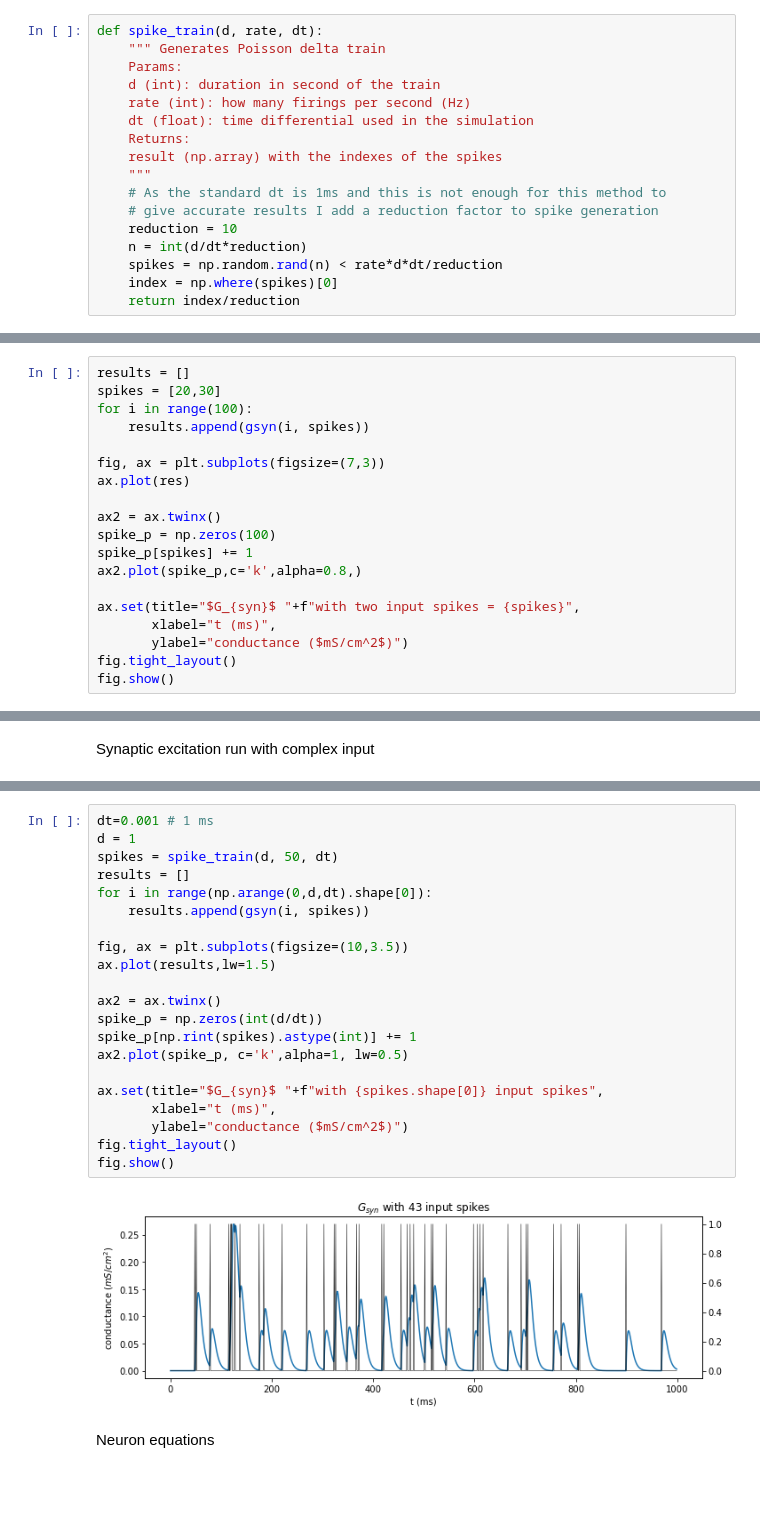
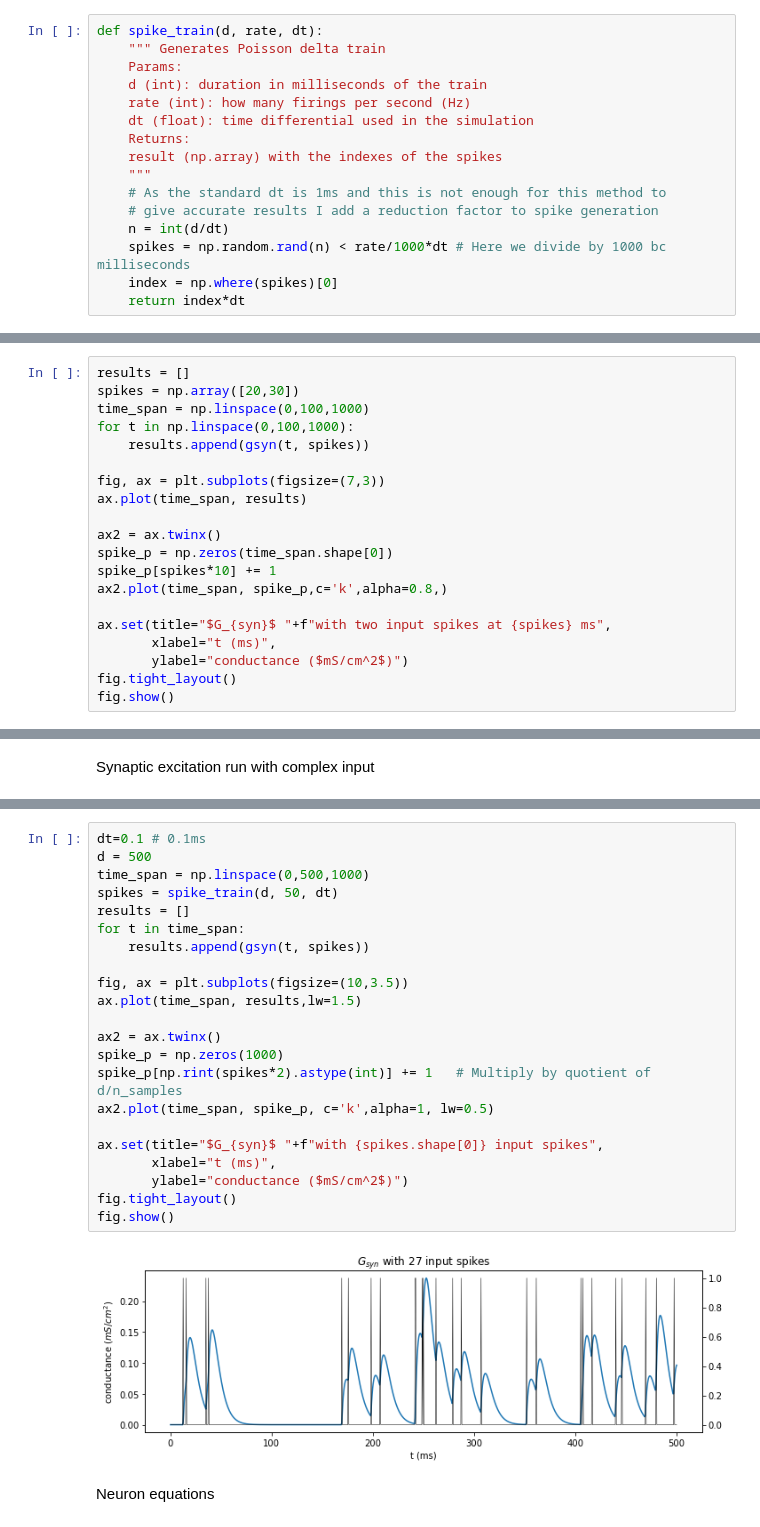
Before and after one commit to jaumecolomhernandez/mmb-mathneuroscience2, a Jupyter notebook: conductance-based-network.ipynb, the cells around one changed output, grey strips where cells are left out. Drawn from its saved outputs; the diff is of its cells as text; blank space fills up the shorter version.

Commit message:
Added f-i plot and changed spike train to time

```diff
--- a/conductance-based-network.ipynb
+++ b/conductance-based-network.ipynb
@@ -89,7 +89,7 @@ fig.show()
 def spike_train(d, rate, dt):
     """ Generates Poisson delta train
     Params:
-    d (int): duration in second of the train
+    d (int): duration in milliseconds of the train
     rate (int): how many firings per second (Hz)
     dt (float): time differential used in the simulation
     Returns:
@@ -97,11 +97,10 @@ def spike_train(d, rate, dt):
     """
     # As the standard dt is 1ms and this is not enough for this method to
     # give accurate results I add a reduction factor to spike generation
-    reduction = 10
-    n = int(d/dt*reduction)
-    spikes = np.random.rand(n) < rate*d*dt/reduction
+    n = int(d/dt)
+    spikes = np.random.rand(n) < rate/1000*dt # Here we divide by 1000 bc milliseconds
     index = np.where(spikes)[0]
-    return index/reduction
+    return index*dt
 # %% [markdown]
 **2-Study of the post-synaptic potentials induced by the Poisson train.**
 
@@ -138,19 +137,20 @@ def gsyn(t, train):
 Synaptic excitation run with simple input
 # %%
 results = []
-spikes = [20,30]
-for i in range(100):
-    results.append(gsyn(i, spikes))
+spikes = np.array([20,30])
+time_span = np.linspace(0,100,1000)
+for t in np.linspace(0,100,1000):
+    results.append(gsyn(t, spikes))
 
 fig, ax = plt.subplots(figsize=(7,3))
-ax.plot(res)
+ax.plot(time_span, results)
 
 ax2 = ax.twinx()
-spike_p = np.zeros(100)
-spike_p[spikes] += 1
-ax2.plot(spike_p,c='k',alpha=0.8,)
+spike_p = np.zeros(time_span.shape[0])
+spike_p[spikes*10] += 1
+ax2.plot(time_span, spike_p,c='k',alpha=0.8,)
 
-ax.set(title="$G_{syn}$ "+f"with two input spikes = {spikes}",
+ax.set(title="$G_{syn}$ "+f"with two input spikes at {spikes} ms",
        xlabel="t (ms)",
        ylabel="conductance ($mS/cm^2$)")
 fig.tight_layout()
@@ -162,25 +170,26 @@ Synaptic excitation run with complex input
 # %%
-dt=0.001 # 1 ms
-d = 1
+dt=0.1 # 0.1ms
+d = 500
+time_span = np.linspace(0,500,1000)
 spikes = spike_train(d, 50, dt)
 results = []
-for i in range(np.arange(0,d,dt).shape[0]):
-    results.append(gsyn(i, spikes))
+for t in time_span:
+    results.append(gsyn(t, spikes))
 
 fig, ax = plt.subplots(figsize=(10,3.5))
-ax.plot(results,lw=1.5)
+ax.plot(time_span, results,lw=1.5)
 
 ax2 = ax.twinx()
-spike_p = np.zeros(int(d/dt))
-spike_p[np.rint(spikes).astype(int)] += 1
-ax2.plot(spike_p, c='k',alpha=1, lw=0.5)
+spike_p = np.zeros(1000)
+spike_p[np.rint(spikes*2).astype(int)] += 1   # Multiply by quotient of d/n_samples
+ax2.plot(time_span, spike_p, c='k',alpha=1, lw=0.5)
 
 ax.set(title="$G_{syn}$ "+f"with {spikes.shape[0]} input spikes",
        xlabel="t (ms)",
        ylabel="conductance ($mS/cm^2$)")
 fig.tight_layout()
 fig.show()
 # %% [output]
-[figure, old version]
+[figure, new version]
 # %% [markdown]
 Neuron equations
```
Also changed, not shown: parts of 17 cells of this notebook.
